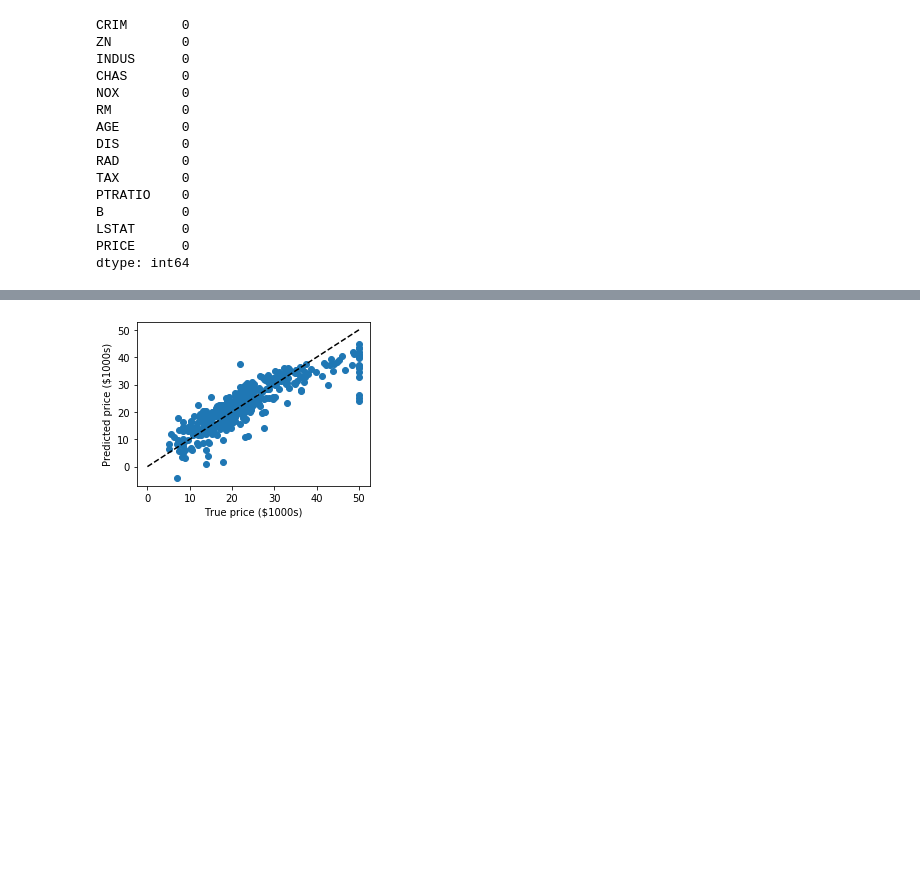
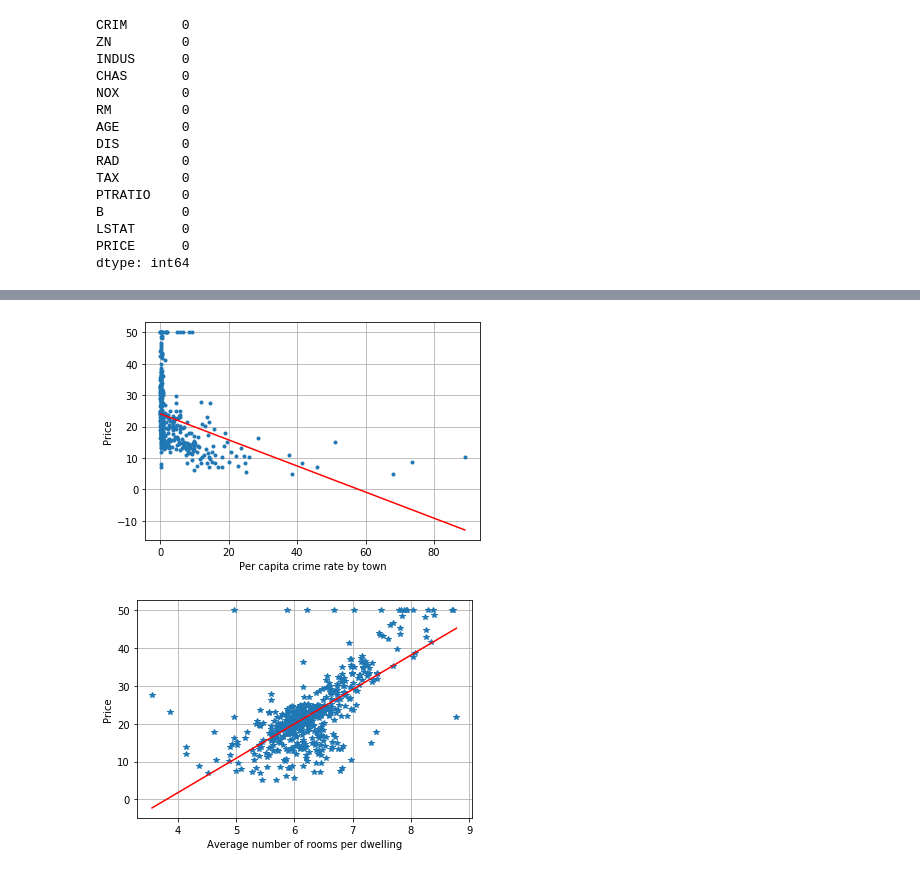
Before and after one commit to grzesiakm/PIE-Labs, a Jupyter notebook: e-lab1/boston.ipynb, the cells around one changed output, grey strips where cells are left out. Drawn from its saved outputs; the diff is of its cells as text; code cells hidden in the pictures; blank space fills up the shorter version.

```diff
--- a/e-lab1/boston.ipynb
+++ b/e-lab1/boston.ipynb
@@ -120,14 +126,0 @@ for index, feature_name in enumerate(boston.feature_names):
-# %%
-reg.fit(boston.data, boston.target)
-predicted = reg.predict(boston.data)
-expected = boston.target
-
-plt.figure(figsize=(4, 3))
-plt.scatter(expected, predicted)
-plt.plot([0, 50], [0, 50], '--k')
-plt.axis('tight')
-plt.xlabel('True price ($1000s)')
-plt.ylabel('Predicted price ($1000s)')
-plt.tight_layout()
-# %% [output]
-[figure, removed]
@@ -137,0 +129,34 @@ plt.tight_layout()
+# %%
+crim = df[['CRIM']]
+rm = df[['RM']]
+
+reg_1 = LinearRegression()
+reg_1.fit(crim, boston.target)
+pred_1 = reg_1.score(crim, boston.target)
+intercept = reg_1.intercept_
+coef = reg_1.coef_
+x = np.linspace(crim.min(), crim.max(), 506)
+y = intercept + coef*x
+plt.figure("Plot")
+plt.plot(crim, Y, '.', x, y, 'r-')
+plt.xlabel('Per capita crime rate by town')
+plt.ylabel('Price')
+plt.grid()
+plt.show()
+
+reg_2 = LinearRegression()
+reg_2.fit(rm, boston.target)
+pred_2 = reg_2.score(rm, boston.target)
+intercept = reg_2.intercept_
+coef = reg_2.coef_
+x = np.linspace(rm.min(), rm.max(), 506)
+y = intercept + coef*x
+plt.figure("Plot")
+plt.plot(rm, Y, '*', x, y, 'r-')
+plt.xlabel('Average number of rooms per dwelling')
+plt.ylabel('Price')
+plt.grid()
+plt.show()
+# %% [output]
+[figure, added]
+[figure, added]
```
Also changed, not shown: parts of 15 cells of this notebook.
